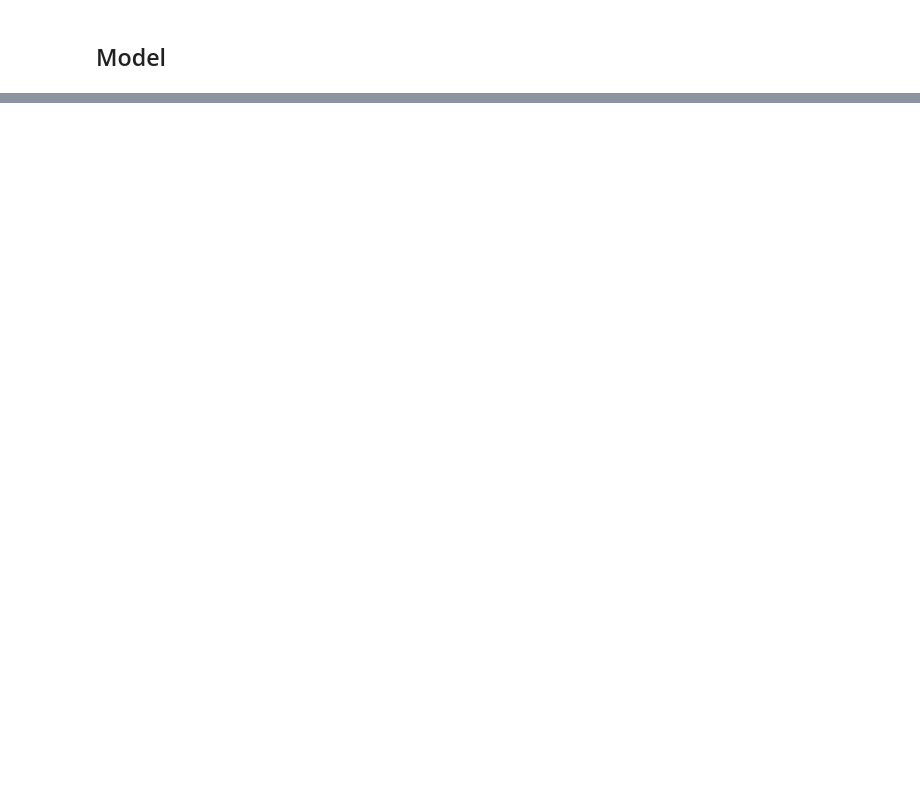
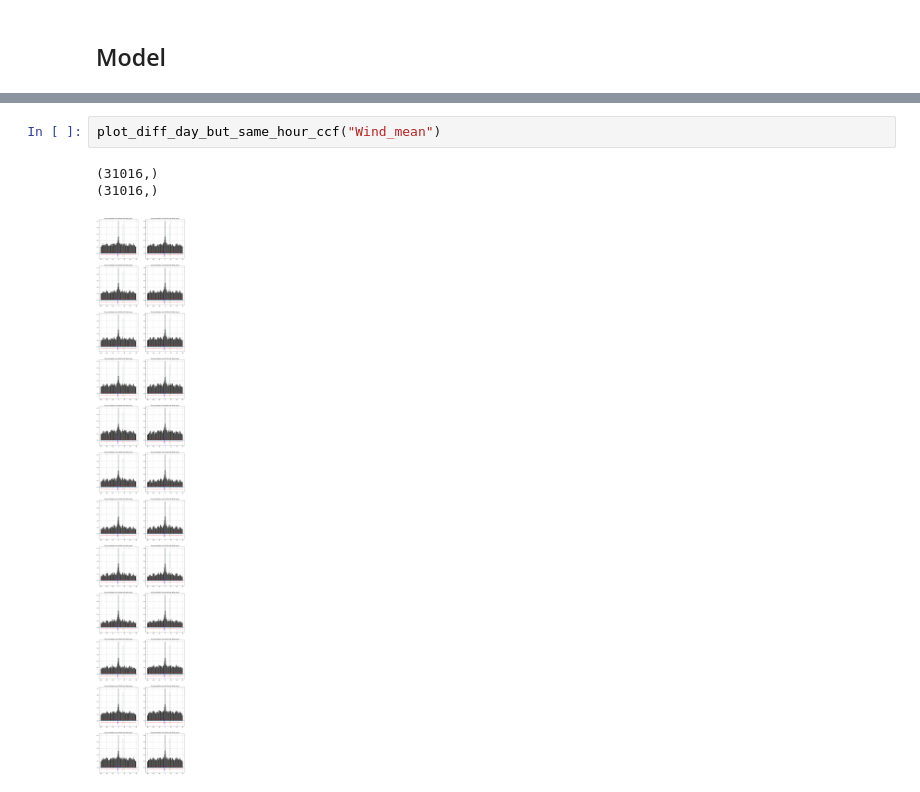
Before and after one commit to wesley34/ai4impactProject2, a Jupyter notebook: wesley_model.ipynb, the cells around one changed output, grey strips where cells are left out. Drawn from its saved outputs; the diff is of its cells as text; blank space fills up the shorter version.

```diff
--- a/wesley_model.ipynb
+++ b/wesley_model.ipynb
@@ -361,0 +355,6 @@ df_interpolated.reset_index(drop_)
+# %%
+plot_diff_day_but_same_hour_ccf("Wind_mean")
+# %% [output]
+(31016,)
+(31016,)
+[figure, added]
```
Also changed, not shown: parts of 68 cells of this notebook.
